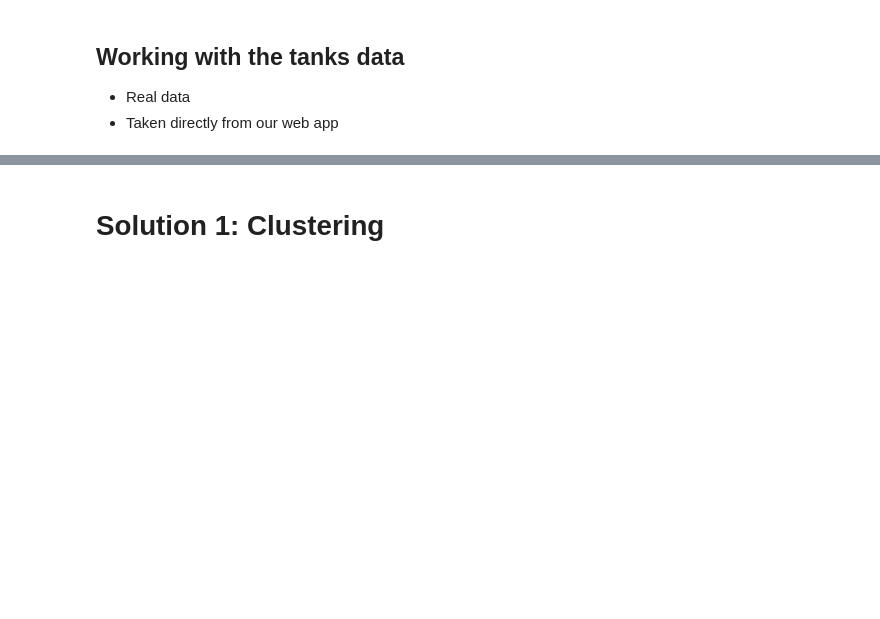
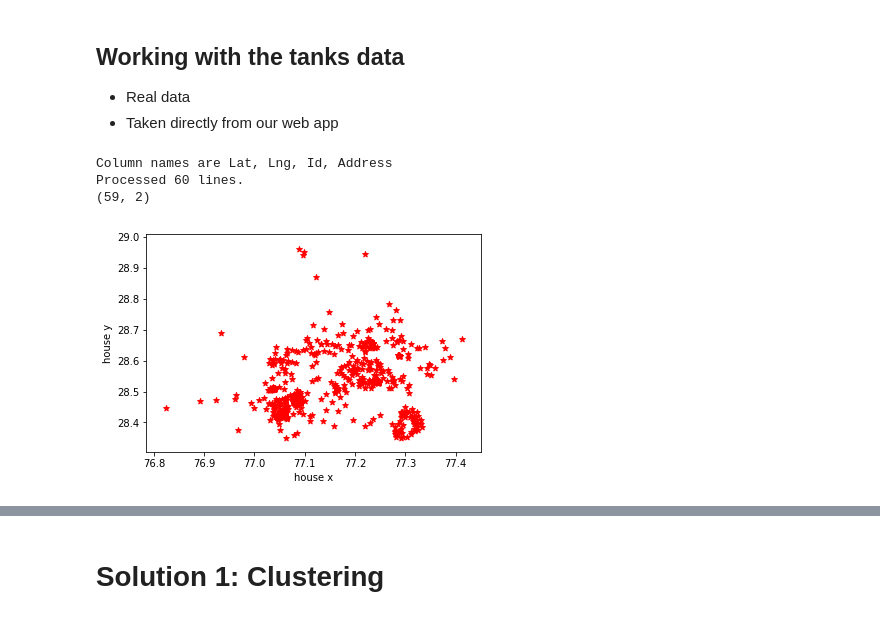
Before and after one commit to aviral36/RWHOptimiser, a Jupyter notebook: pipeline/ENTIRE_CODE_PIPELINE.ipynb, the cells around one changed output, grey strips where cells are left out. Cells and saved outputs as stored; diff of their text form; code cells hidden in the pictures; blank space fills up the shorter version.

Commit message:
code pipeline complete, website pipeline finalised

```diff
--- a/pipeline/ENTIRE_CODE_PIPELINE.ipynb
+++ b/pipeline/ENTIRE_CODE_PIPELINE.ipynb
@@ -143,4 +145,50 @@ Generating or getting the data for the tanks:
 ## Working with the tanks data
 - Real data
 - Taken directly from our web app
+# %%
+import csv
+
+tank_data_from_website = []
+with open('tank_loc_website.csv') as csv_file:
+    csv_reader = csv.reader(csv_file, delimiter=',')
+    line_count = 0
+    for row in csv_reader:
+        if line_count == 0:
+            print(f'Column names are {", ".join(row)}')
+            line_count += 1
+        else:
+            x = row[0]
+            y = row[1]
+            tank_data_from_website.append([x,y])
+            line_count += 1
+    print(f'Processed {line_count} lines.')
+
+tank_data_from_website = np.array(tank_data_from_website)
+print(tank_data_from_website.shape)
+
+NUM_TANKS = len(tank_data_from_website)
+
+tanksdf = pd.DataFrame(data = None, columns = None)
+tanksdf['tanks_x'] = tank_data_from_website[:,1]
+tanksdf['tanks_y'] = tank_data_from_website[:,0]
+tanksdf = tanksdf.round(3)
+tanksdf.to_csv("tanks_loc.csv", index = False, header = True)
+
+plt.scatter(x= house_data_x, y= house_data_y, c = 'red', marker = '*' )
+plt.xlabel("house x")
+plt.ylabel("house y")
+plt.show()
+
+MIN_X = min(tank_data_from_website[:,1])
+MIN_Y = min(tank_data_from_website[:,0])
+
+# plt.scatter((tank_data_from_website[:,1]),(tank_data_from_website[:,0]), color = 'green', marker="*" )
+# plt.xlabel("tank x")
+# plt.ylabel("tank y")
+# plt.show()
+# %% [output]
+Column names are Lat, Lng, Id, Address
+Processed 60 lines.
+(59, 2)
+[figure, added]
 # %%
```
Also changed, not shown: parts of 11 cells of this notebook, 3 other files.
